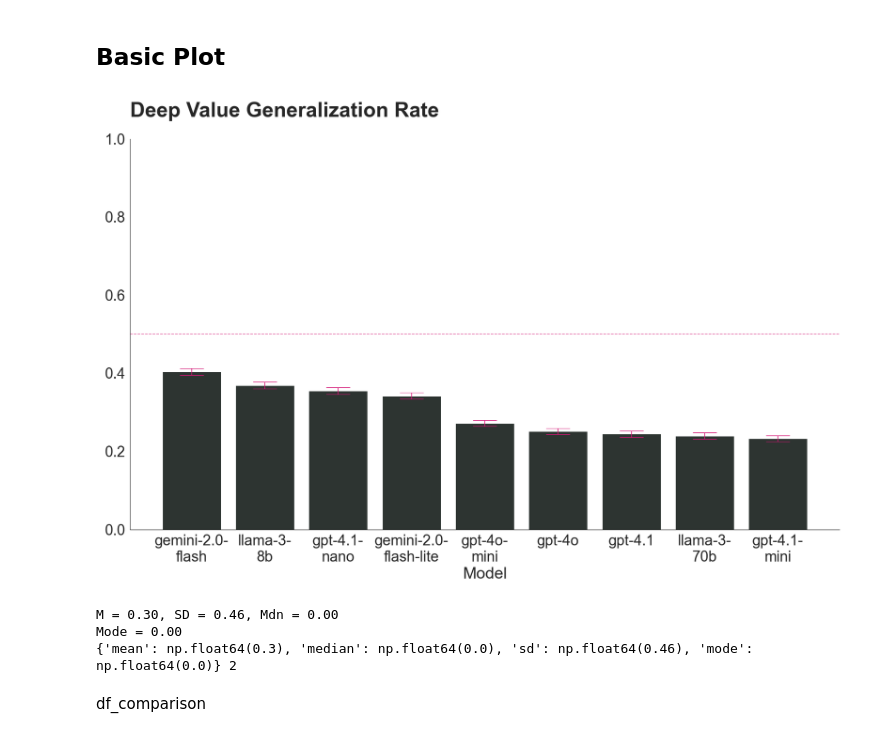
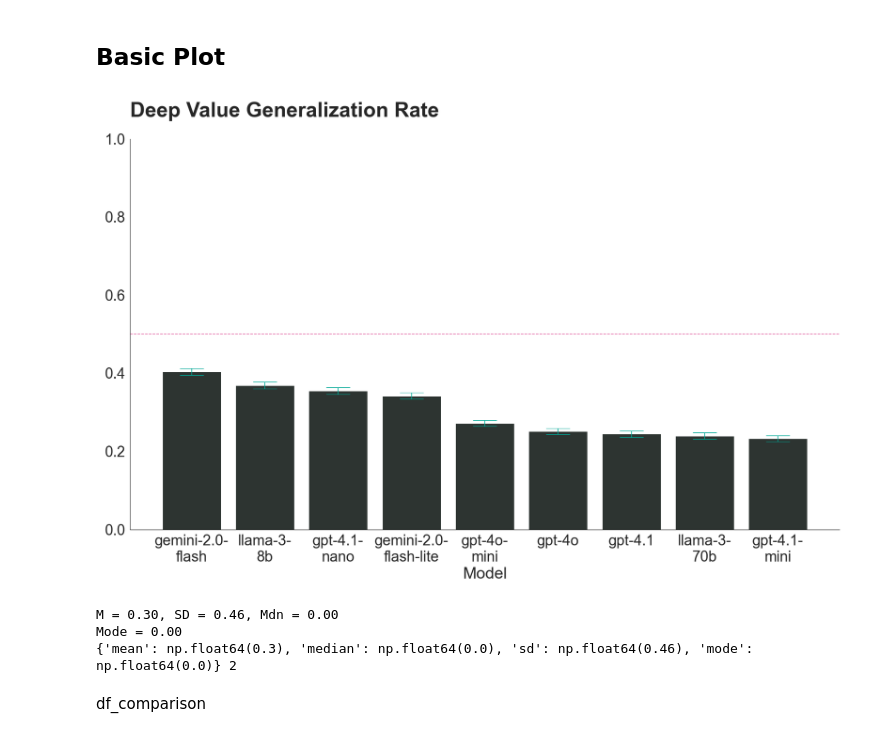
Before and after one commit to josh-ashkinaze/dvb, a Jupyter notebook: 9_run_stats_two.ipynb, the cells around one changed output. Saved outputs shown, nothing was run; the diff lists cells and outputs as text; code cells hidden in the pictures.

```diff
--- a/9_run_stats_two.ipynb
+++ b/9_run_stats_two.ipynb
@@ -625,25 +625,25 @@ for i in range(len(df_comparison)):
               [row['point_estimate_upper'] - row['point_estimate']]],
         fmt='none',
-        color=mypal[1],
+        color=mypal[2],
         capsize=20
     )
 
 # Customize the plot
 plt.title('Deep Value Generalization Rate', fontweight='bold')
 plt.xlabel('Model')
 plt.ylabel('')
 plt.xticks(rotation=0)
 plt.ylim(0, 1)
 plt.axhline(y=0.5, color=mypal[1], linestyle='--', alpha=0.7)
 plt.tight_layout()
 
 plt.savefig("plots/model_level_summary2.pdf", dpi=300, bbox_inches='tight')
 plt.show()
 
 
 print(array_stats(df['y']), 2)
 # %% [output]
-[figure, old version]
+[figure, new version]
 M = 0.30, SD = 0.46, Mdn = 0.00
 Mode = 0.00
 {'mean': np.float64(0.3), 'median': np.float64(0.0), 'sd': np.float64(0.46), 'mode': np.float64(0.0)} 2
```
Also changed, not shown: parts of 2 cells of this notebook.
